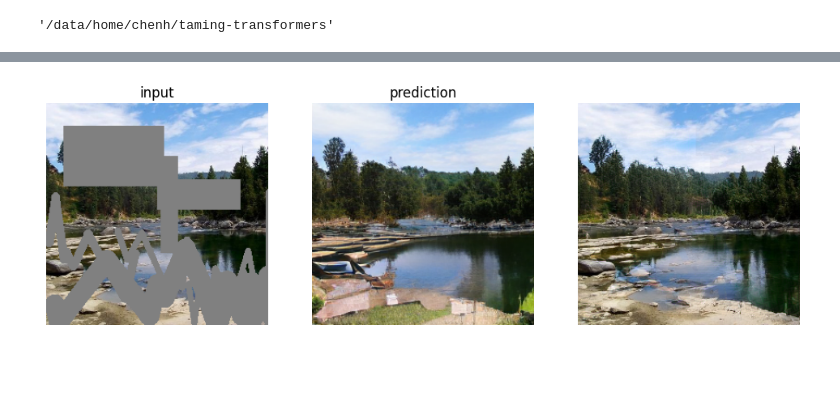
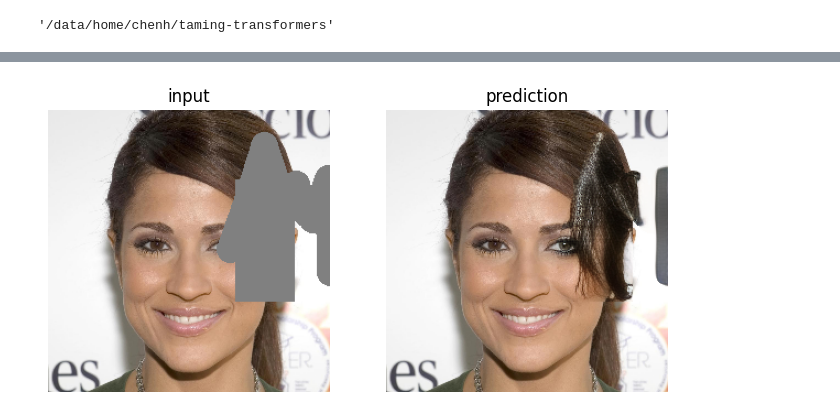
Before and after one commit to nintendops/taming-transformers, a Jupyter notebook: eval.ipynb, the cells around one changed output, grey strips where cells are left out. Saved outputs shown, nothing was run; the diff lists cells and outputs as text; code cells hidden in the pictures; blank space fills up the shorter version.

```diff
--- a/eval.ipynb
+++ b/eval.ipynb
@@ -232,7 +133,7 @@ def get_obj_from_str(string, reload=False):
     return getattr(importlib.import_module(module, package=None), cls)
 
 device = torch.device('cuda:3')
-config_path = "configs/places_inpainting.yaml"
+config_path = "configs/celeba_inpainting.yaml"
 config = OmegaConf.load(config_path)
 config['data']['params']['batch_size'] = 1
 # config['model']['params']['encoder_config']['params']['ddconfig']['clamp_ratio'] = 0.25
@@ -259,3 +168,5 @@ batch['mask'].shape
+# %%
+k = 38
 # %%
 from taming.modules.util import scatter_mask, box_mask, mixed_mask, BatchRandomMask
 import time
@@ -281,7 +192,6 @@ def get_data(k, res, p=None):
 
 # 28 (dec), 34 (git)
 
-# batch = dataset[0]
 # print(batch['filename_'])
 
 def center_crop(image, s=512):
@@ -298,7 +208,7 @@ def center_crop(image, s=512):
 candidate settings :
 1) 0.33 ratio, 0.8 degrad, 1.0t, no topk (more error prone)
 2) 0.1 ratio, 0.95 degrad. 1.0t, no topk
-3) 0.2 ratio, 0.9 degrad, 1.0t, 50 topk (default)
+3) 0.2 ratio, 0.9 degrad, 1.0t, no topk (default)
 
 
 '''
@@ -313,7 +223,7 @@ def forward_to_indices(model, batch, z_indices, mask):
     index_sample, probs, candidates = model.sample(z_start_indices.to(device=device),
                                c_indices.to(device=device),
                                sampling_ratio=0.2,
-                               temperature = 1.0,
+                               temperature = 1,
                                sample=True,
                                temperature_degradation=0.9,
                                top_k=None,
@@ -323,15 +233,30 @@ def forward_to_indices(model, batch, z_indices, mask):
     return index_sample, probs, candidates
 
 
-k = 188
+def perturb_shrink(m, k=3):
+    # linear blending
+    kernel = torch.ones(1,1,k,k) / k**2
+    pad = k // 2
+    mask2 = F.conv2d(F.pad((m),(pad,pad,pad,pad),value=1), kernel.to(mask.device), bias=None, padding=0)
+    mask2 = mask2 > 0
+    return mask2.float()
+
 
 # src = '/home/chenh/data/val_large/Places365_val_00010691.jpg'
 
+# clamp ratio
+cr = 0.25
+
+use_vanilla = True
 
 with torch.no_grad():
-    # gt = torch.from_numpy(batch['image'].transpose(2,0,1)).unsqueeze(0).to(device)
-    # mask = torch.from_numpy(batch['mask'].transpose(2,0,1)).unsqueeze(0).to(device)
-    gt, mask = get_data(k, 256)
+
+    batch = dataset[k]
+    input_name = os.path.basename(batch['img_path']).split('.')[0]
+    print(batch['img_path'])
+    gt = torch.from_numpy(batch['image'].transpose(2,0,1)).unsqueeze(0).to(device)
+    mask = torch.from_numpy(batch['mask'].transpose(2,0,1)).unsqueeze(0).to(device)
+    # gt, mask = get_data(k, 256)
     x = gt.to(device)
 
     #############################
@@ -343,40 +268,59 @@ with torch.no_grad():
     ##################################
     mask = torch.round(mask).to(device)
 
+    mask_gt = mask
+    # mask = perturb_shrink(mask)
+
     VQModel, Encoder, Transformer, Unet = model.helper_model
     VQModel = VQModel.to(device)
     Encoder = Encoder.to(device)
     Transformer = Transformer.to(device)
 
-    gt_quant_z, _, _ = VQModel.encode(x)
+    gt_quant_z, _, info_gt = VQModel.encode(x)
 
     start_encoder = time.time()
-    quant_z, _, info, mask_out = Encoder.encode(x*mask, mask)
+
+    if use_vanilla:
+        quant_z, _, info = VQModel.encode(x*mask_gt)
+        mask_out = F.interpolate(mask, (16,16))
+    else:
+        quant_z, _, info, mask_out = Encoder.encode(x*mask_gt, mask, clamp_ratio=cr)
+        # quant_z, _, info = VQModel.encode(x*mask_gt)
+
     mask_out = mask_out.reshape(x.shape[0], -1)
     z_indices = info[2].reshape(x.shape[0], -1)
-    batch = {'image': (x*mask).permute(0,2,3,1)}
+
+    ### perfect encoder
+    # z_indices = info_gt[2].reshape(x.shape[0], -1) * mask_out
+    # z_indices = z_indices.int()
+    ######################
+
+    new_batch = {'image': (x*mask_gt).permute(0,2,3,1)}
     end_encoder = time.time()
-    z_indices_complete, probs, candidates = forward_to_indices(Transformer, batch, z_indices, mask_out)
+    z_indices_complete, probs, candidates = forward_to_indices(Transformer, new_batch, z_indices, mask_out)
     end_transformer = time.time()
     B, C, H, W = quant_z.shape
     quant_z_complete = VQModel.quantize.get_codebook_entry(z_indices_complete.reshape(-1).int(), shape=(B, H, W, C))
 
     # quant_z_complete = gt_quant_z
-
     # mask_out_interpolate = F.interpolate(mask, (16,16)).reshape(x.shape[0], -1)
-
     # rec, _, _, quant_z, _, _ = model(batch, recomposition=True, mask=mask, simple_return=False)
     # rec_fstg = VQModel.decode(quant_z)
 
+
     rec_fstg = VQModel.decode(quant_z_complete)
-    rec_fstg_comp = x * mask + rec_fstg * (1-mask)
+    rec_fstg_comp = x * mask_gt + rec_fstg * (1-mask_gt)
 
-    dec, _, mout, f0, f1 = model.current_model(batch,
+    dec, _, mout, f0, f1 = model.current_model(new_batch,
                                 quant=quant_z_complete,
                                 mask_in=mask,
                                 mask_out=mask_out.reshape(B, 1, H, W),
                                 return_fstg=False, debug=True)
-    rec = x * mask + dec * (1-mask)
+
+    if use_vanilla:
+        dec = rec_fstg
+
+    rec = x * mask_gt + dec * (1-mask_gt)
 
     if Unet is not None:
         Unet = Unet.to(device)
@@ -395,10 +339,7 @@ mask_int = F.interpolate(F.interpolate(mask, size=(16,16), mode='nearest'),(256,
 mask_out_int = F.interpolate(mask_out.reshape(1,1,16,16),(256,256))
 
 # imshow([to_img(x*mask), to_img(rec_fstg)])
-imshow([to_img(x*mask), to_img(rec_fstg), to_img(rec)], titles=['input', 'prediction'])
-imsave(f'logs/eval/{k}_rev.png', to_img(rec_fstg * (1-mask)))
-# imsave(f'logs/eval/{k}_x.png', to_img(x*mask))
-# imsave(f'logs/eval/{k}_fstg.png', to_img(rec_fstg))
-# imsave(f'logs/eval/{k}_fstg_comp.png', to_img(rec_fstg_comp))
-# print((1-mout).sum(), torch.sum((f1[0]**2).sum(0).reshape(-1)) / (1-mout).sum())
+imshow([to_img(x*mask_gt),to_img(rec)], titles=['input', 'prediction'])
+
+# k = 68
 # %% [output]
@@ -405 +347 @@ imsave(f'logs/eval/{k}_rev.png', to_img(rec_fstg * (1-mask)))
-[figure, old version]
+[figure, new version]
```
Also changed, not shown: parts of 19 cells of this notebook, 8 other files.
